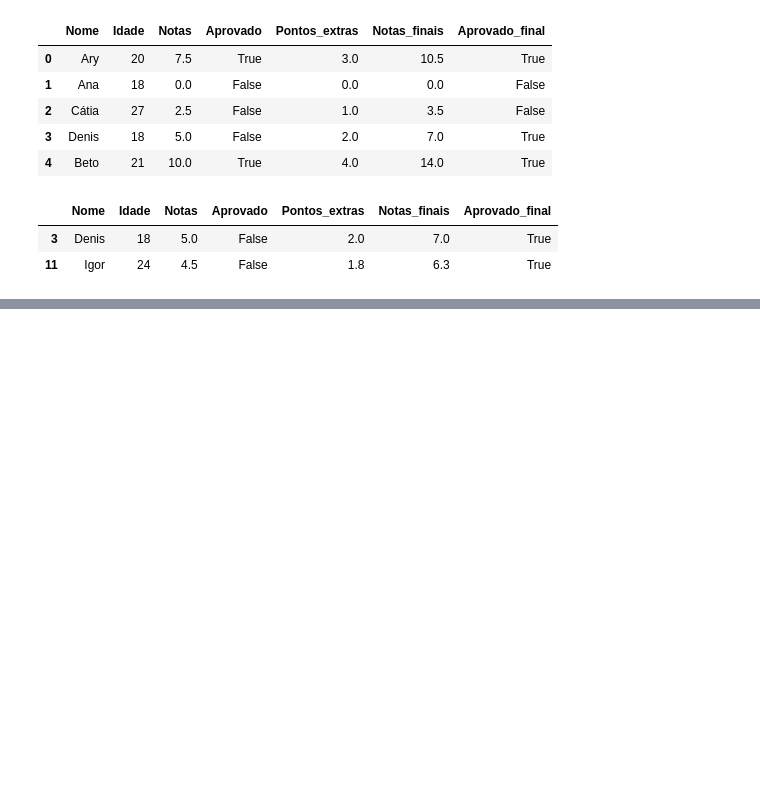
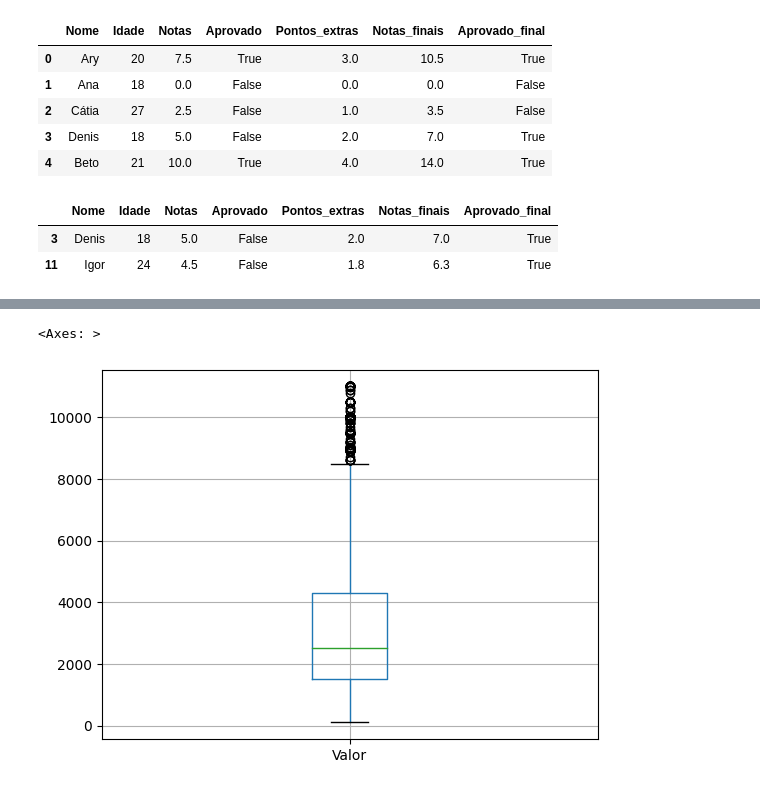
Before and after one commit to viegasgr/introDS, a Jupyter notebook: introPandas.ipynb, the cells around one changed output, grey strips where cells are left out. Cells and saved outputs as stored; diff of their text form; code cells hidden in the pictures; blank space fills up the shorter version.

```diff
--- a/introPandas.ipynb
+++ b/introPandas.ipynb
@@ -655,0 +685,11 @@ df_alunos.query('Aprovado == False & Aprovado_final == True') #verificando quem
+# %%
+valor = dados['Valor'] #facilitar o trabalho
+Q1 = valor.quantile(.25) #primeiro quartil
+Q3 = valor.quantile(.75) #último quartil
+IIQ = Q3 - Q1 #intervalo interquartílico
+limite_inferior = Q1 - 1.5 * IIQ
+limite_superior = Q3 + 1.5 * IIQ
+# %%
+selecao = (valor >=limite_inferior) & (valor <= limite_superior)
+dados_new = dados[selecao] #pegando os dados apenas no intervalo IIQ
+dados_new.head()
@@ -655,0 +703,5 @@ df_alunos.query('Aprovado == False & Aprovado_final == True') #verificando quem
+# %%
+dados_new.boxplot(['Valor']) #boxplot muito mais visível, com dados mais consistentes
+# %% [output]
+<Axes: >
+[figure, added]
```
Also changed, not shown: parts of 13 cells of this notebook.
